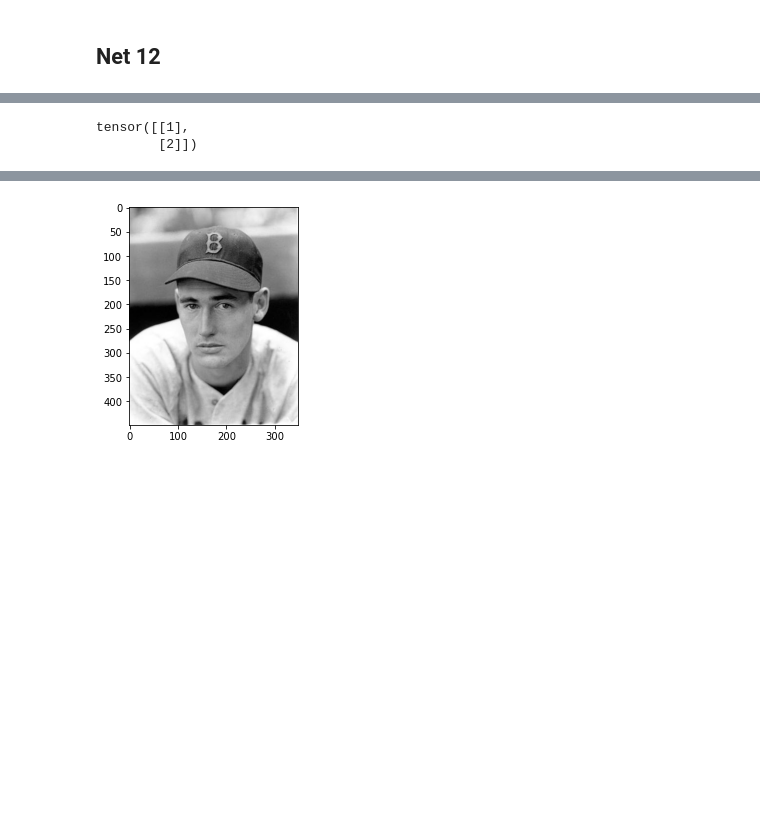
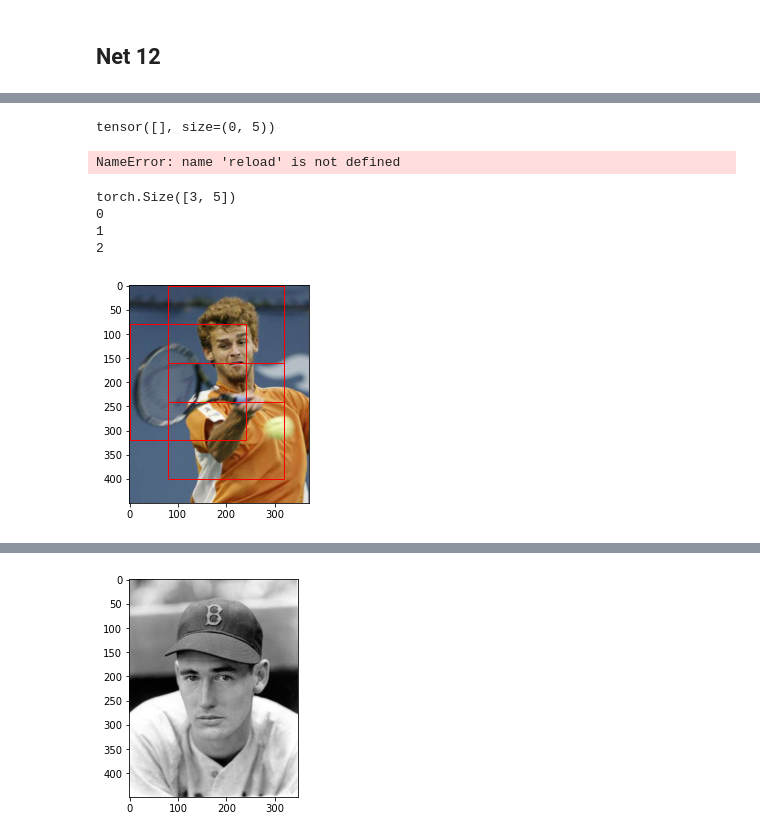
Before and after one commit to eladb3/dl_ex3, a Jupyter notebook: Ex3_fix12Net.ipynb, the cells around one changed output, grey strips where cells are left out. Cells and saved outputs as stored; diff of their text form; code cells hidden in the pictures; blank space fills up the shorter version.

```diff
--- a/Ex3_fix12Net.ipynb
+++ b/Ex3_fix12Net.ipynb
@@ -133,13 +61,14 @@ def scale_fcn_boxes(x, scale, fcn_model, iou_threshold = 0.5):
 # %%
-reload(utils)
 Net12_FCN = Net12_FCN.to(device)
-def det_model(path, iou_threshold):
-    x = Image.open(path)
-    x = TF.to_tensor(x).to(device)
+def detector_model(x = None, path = None, iou_threshold = 0.5, scales = [0.05, 0.1, 0.3, 0.5, 0.7,1]):
+    if x is None:
+        x = Image.open(path)
+        x = TF.to_tensor(x)
+    x = x.to(device)
     if x.size(0) == 1:
         x = torch.cat([x]*3, dim = 0).type(torch.float32).to(device)
     outs = []
-    for scale in [0.05, 0.1, 0.3, 0.5, 0.7,1]:
-        outs.append(scale_fcn_boxes(x, scale, Net12_FCN, iou_threshold = iou_threshold).cpu())
+    for scale in scales:
+        outs.append(utils.scale_model_nms_pipeline(x, scale, Net12_FCN, iou_threshold = iou_threshold).cpu())
     return torch.cat(outs, 0)
 # %%
@@ -148,0 +99,15 @@ for t in (0.1, 0.2, 0.3, 0.4, 0.5,0.6 ,0.7, 0.8, 0.9):
+# %%
+Net24 = nn.Sequential(
+    # 3 X 24 X 24
+    nn.Conv2d(3, 64, kernel_size = 5, stride = 1, padding = 2),
+    # 64 X 24 X 24
+    nn.ReLU(),
+    nn.MaxPool2d(kernel_size = 3, stride = 2, padding = 1),
+    # 64 X 12 X 12
+    nn.ReLU(),
+    nn.Flatten(),
+    nn.Linear(64 * 12 * 12, 128),
+    nn.ReLU(),
+    nn.Linear(128, 2)
+)
+utils.train_24Net(Net24, Epochs = 1500, save = True)
@@ -149,10 +151,21 @@ for t in (0.1, 0.2, 0.3, 0.4, 0.5,0.6 ,0.7, 0.8, 0.9):
+# %%
+a
+# %% [output]
+tensor([], size=(0, 5))
 # %%
 reload(utils)
-out = Net12_FCN(x)
+# %% [output]
+NameError: name 'reload' is not defined
-# %%
-a = torch.tensor([[1]])
-b = torch.tensor([[2]])
-torch.cat((a,b), 0)
-# %% [output]
-tensor([[1],
-        [2]])
+# %%
+path = "./data/EX2_data/fddb/images/2002/09/01/big/img_16189.jpg"
+r = detector_model(path = path, iou_threshold = 0.3, scales = [0.05])
+print(r.shape)
+# r = list(sorted(r, key=lambda x: -x[-1]))
+x = Image.open(path)
+utils.plot_with_rec(x, r,scale =1)
+# %% [output]
+torch.Size([3, 5])
+0
+1
+2
+[figure, added]
```
Also changed, not shown: parts of 23 cells of this notebook, 7 other files.
